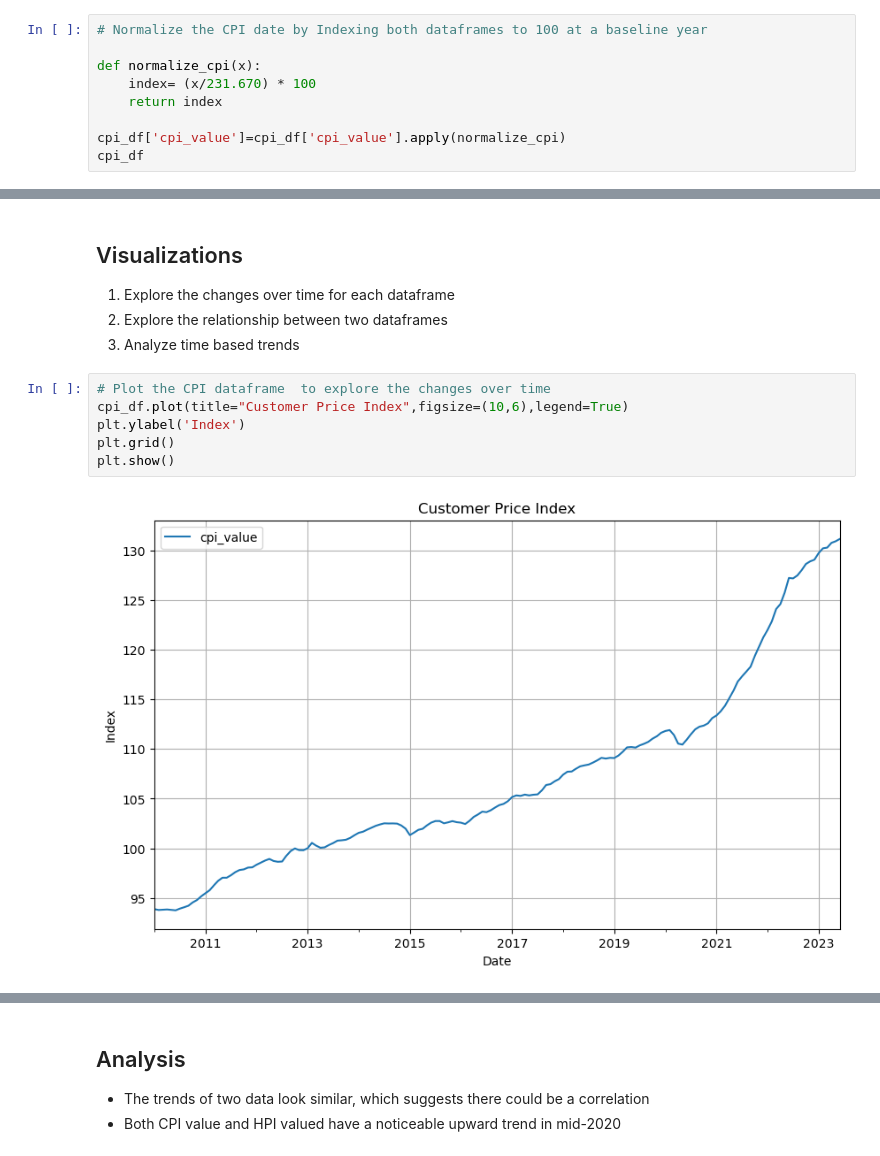
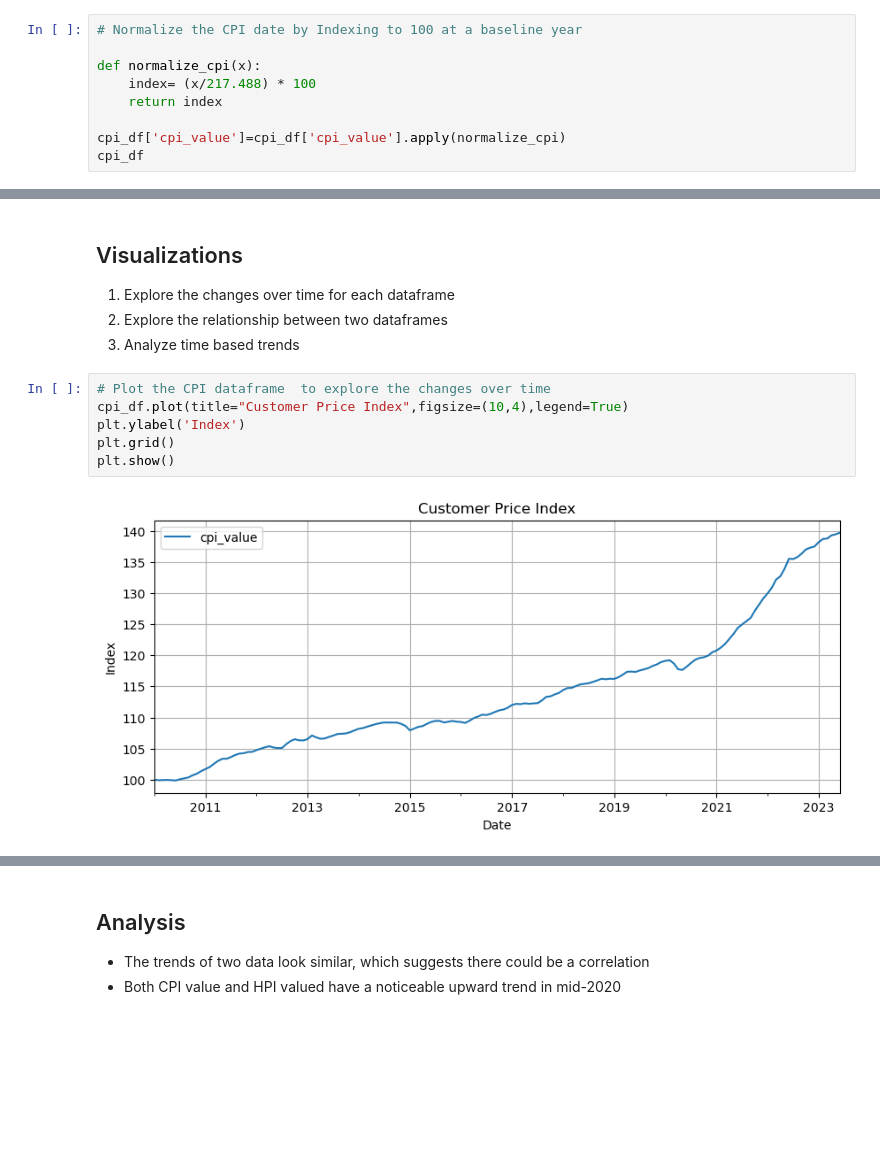
Before and after one commit to xraySMULu/the-big-squeeze, a Jupyter notebook: Code/mn_analysis.ipynb, the cells around one changed output, grey strips where cells are left out. Cells and saved outputs as stored; diff of their text form; blank space fills up the shorter version.

Commit message:
Updated mn_analysis with graphs and analysis comments

```diff
--- a/Code/mn_analysis.ipynb
+++ b/Code/mn_analysis.ipynb
@@ -158,10 +203,10 @@ display(hpi_df.head())
 # %% [markdown]
 ## Normalize the data for better comparison
 # %%
-# Normalize the CPI date by Indexing both dataframes to 100 at a baseline year
+# Normalize the CPI date by Indexing to 100 at a baseline year
 
 def normalize_cpi(x):
-    index= (x/231.670) * 100
+    index= (x/217.488) * 100
     return index
 
 cpi_df['cpi_value']=cpi_df['cpi_value'].apply(normalize_cpi)
@@ -232,11 +276,11 @@ df
 3. Analyze time based trends
 # %%
 # Plot the CPI dataframe  to explore the changes over time
-cpi_df.plot(title="Customer Price Index",figsize=(10,6),legend=True)
+cpi_df.plot(title="Customer Price Index",figsize=(10,4),legend=True)
 plt.ylabel('Index')
 plt.grid()
 plt.show()
 # %% [output]
-[figure, old version]
+[figure, new version]
 # %%
 #Plot the HPI dataframe  to explore the changes over time
```
Also changed, not shown: parts of 27 cells of this notebook.
